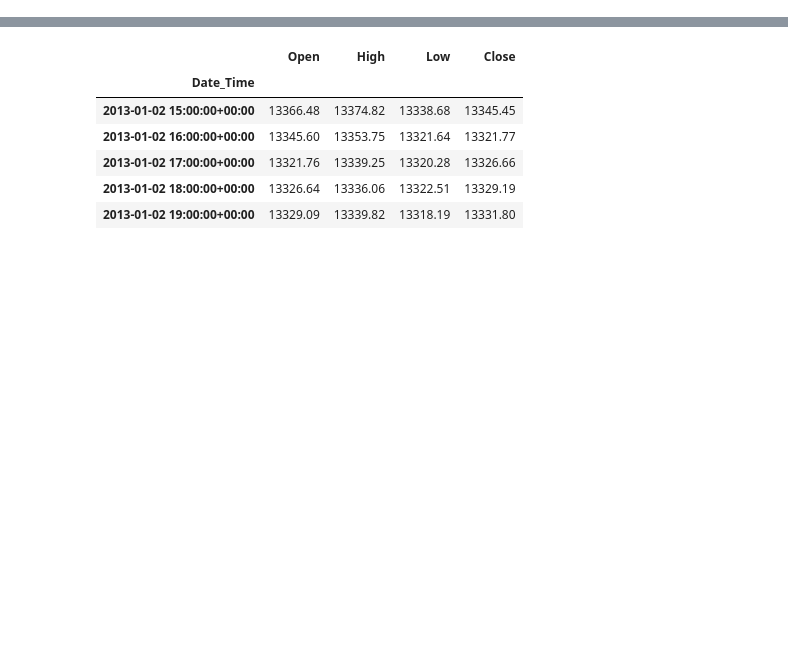
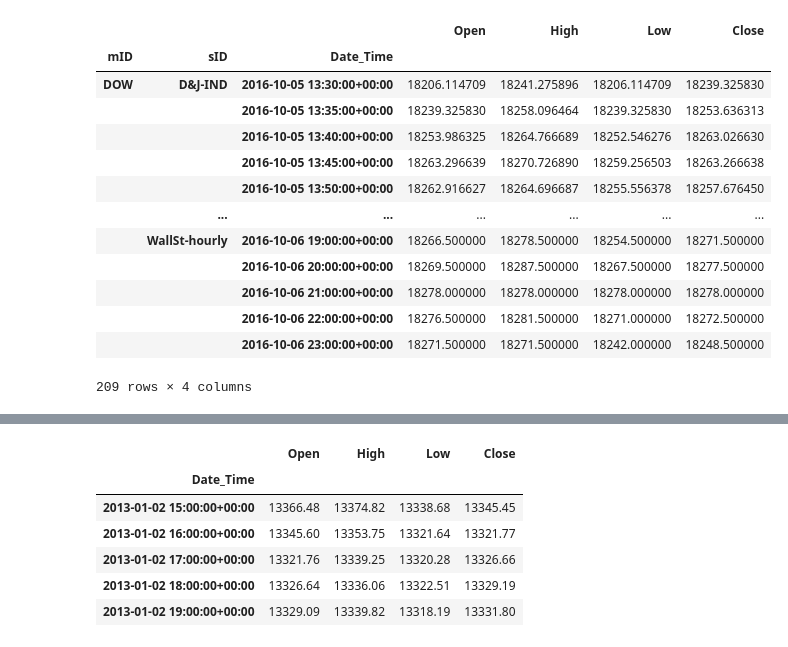
Before and after one commit to cwilko/marketinsights-price-aggregator, a Jupyter notebook: samples/Sandbox.ipynb, the cells around one changed output, grey strips where cells are left out. Drawn from its saved outputs; the diff is of its cells as text; code cells hidden in the pictures; blank space fills up the shorter version.

```diff
--- a/samples/Sandbox.ipynb
+++ b/samples/Sandbox.ipynb
@@ -74,0 +206,18 @@ sample2
+# %%
+MDSData.loc[pd.IndexSlice[:, : , "2016-10-05":"2016-10-06"]]
+#MDSData.xs("DOW").xs("D&J-IND")[:'2016-10-05 13:50']
+# %% [output]
+|  |  |  | Open | High | Low | Close |
+| mID | sID | Date_Time |  |  |  |  |
+| DOW | D&J-IND | 2016-10-05 13:30:00+00:00 | 18206.114709 | 18241.275896 | 18206.114709 | 18239.325830 |
+|  |  | 2016-10-05 13:35:00+00:00 | 18239.325830 | 18258.096464 | 18239.325830 | 18253.636313 |
+|  |  | 2016-10-05 13:40:00+00:00 | 18253.986325 | 18264.766689 | 18252.546276 | 18263.026630 |
+|  |  | 2016-10-05 13:45:00+00:00 | 18263.296639 | 18270.726890 | 18259.256503 | 18263.266638 |
+|  |  | 2016-10-05 13:50:00+00:00 | 18262.916627 | 18264.696687 | 18255.556378 | 18257.676450 |
+|  | ... | ... | ... | ... | ... | ... |
+|  | WallSt-hourly | 2016-10-06 19:00:00+00:00 | 18266.500000 | 18278.500000 | 18254.500000 | 18271.500000 |
+|  |  | 2016-10-06 20:00:00+00:00 | 18269.500000 | 18287.500000 | 18267.500000 | 18277.500000 |
+|  |  | 2016-10-06 21:00:00+00:00 | 18278.000000 | 18278.000000 | 18278.000000 | 18278.000000 |
+|  |  | 2016-10-06 22:00:00+00:00 | 18276.500000 | 18281.500000 | 18271.000000 | 18272.500000 |
+|  |  | 2016-10-06 23:00:00+00:00 | 18271.500000 | 18271.500000 | 18242.000000 | 18248.500000 |
+209 rows × 4 columns
```
Also changed, not shown: parts of 16 cells of this notebook, 8 other files.
